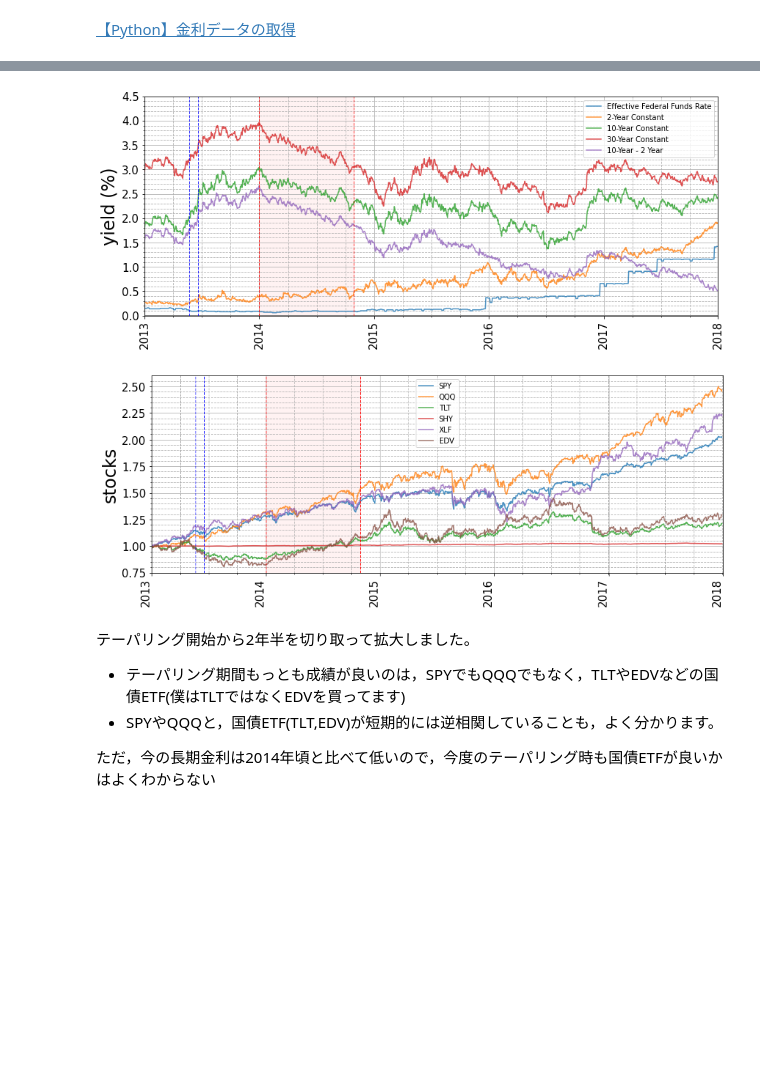
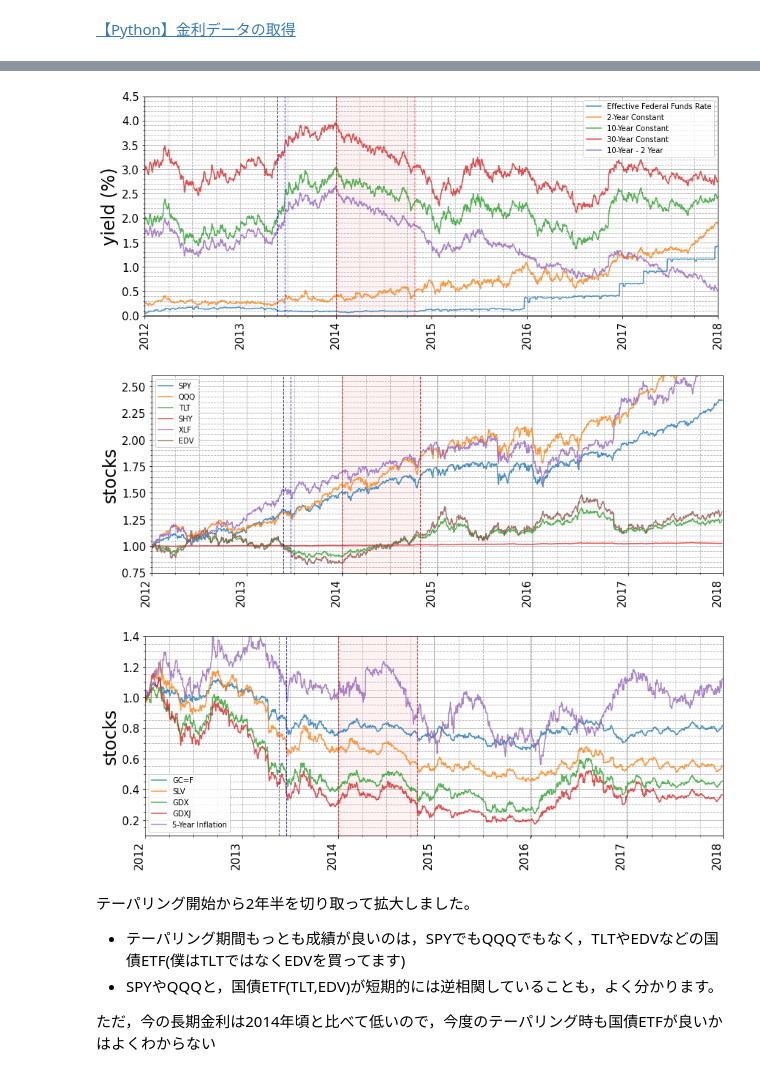
Before and after one commit to jnishii/stock-analysis, a Jupyter notebook: yahoo_fin/Yields.ipynb, the cells around one changed output, grey strips where cells are left out. Cells and saved outputs as stored; diff of their text form; code cells hidden in the pictures; blank space fills up the shorter version.

Commit message:
added some figures

```diff
--- a/yahoo_fin/Yields.ipynb
+++ b/yahoo_fin/Yields.ipynb
@@ -64,10 +46,13 @@ table_yields = {
     "DFII5": "5-Year Inflation-Indexed",
     "DFII10": "10-Year Inflation-Indexed",
     "DFII30": "30-Year Inflation-Indexed",
+    "T5YIE": "5-Year Inflation",
     "T10YIE": "10-Year Inflation",
     "T20YIEM": "20-Year Inflation",
     "T10Y2Y": "10-Year - 2 Year",
     "GOLD": "GOLD",
+    "SLV": "SLV",
+
     "SPY": "SPY",
     "QQQ": "QQQ",
 }
@@ -134,14 +123,10 @@ def plot(df, xlim=None, ylim=None, ylabel="", normalize=False):
 # %%
-# start = datetime.date.today() - datetime.timedelta(days=1000)
-start = datetime.date(2001, 1, 1)
-end = datetime.date.today()
-
-yields = ["FF", "DGS2", "DGS5", "DGS10", "DGS30", "DFII5", "DFII10", "DFII30", "T10Y2Y"]
+yields = ["FF", "DGS2", "DGS5", "DGS10", "DGS30", "DFII5", "DFII10", "DFII30", "T10Y2Y","T5YIE"]
 
 df_yields = web.DataReader(yields, "fred", start, end)
 df_yields = df_yields.fillna(method="ffill")
 # %%
-tickers = ["GC=F", "SPY", "QQQ", "TLT", "SHY","XLF","EDV"]
+tickers = ["GC=F", "SPY", "QQQ", "TLT", "SHY","XLF","EDV", "SLV", "GDX", "GDXJ"]
 df_stocks = get_stock_data(
     start,
     end,
@@ -173,14 +158,20 @@ Yosshiさんの真似をして2013年から2018金利の推移のグラフを作
 - 短期国債ETF(SHY)は，ほぼ一直線。よく見るとじわりと上がっています。
 # %%
 ytargets=["FF", "DGS2", "DGS10","DGS30","T10Y2Y"]
-plot(df[ytargets],xlim=["2013-01-01", "2018-01-01"],ylim=[0,4.5], ylabel="yield (%)")
+plot(df[ytargets],xlim=["2012-01-01", "2018-01-01"],ylim=[0,4.5], ylabel="yield (%)")
 
 stargets= ["SPY", "QQQ", "TLT", "SHY","XLF","EDV"]
 #stargets=tickers
-plot(df[stargets],xlim=["2013-01-01", "2018-01-01"],ylim=[0.75,2.6], ylabel="stocks", normalize=True)
+plot(df[stargets],xlim=["2012-01-01", "2018-01-01"],ylim=[0.75,2.6], ylabel="stocks", normalize=True)
+
+
+ctargets= ["GC=F", "SLV", "GDX", "GDXJ", "T5YIE"]
+#stargets=tickers
+plot(df[ctargets],xlim=["2012-01-01", "2018-01-01"],ylim=[0.1,1.4], ylabel="stocks", normalize=True)
 # %% [output]
-[figure, old version]
+[figure, new version]
-[figure, old version]
+[figure, new version]
+[figure, added]
 # %% [markdown]
 テーパリング開始から2年半を切り取って拡大しました。
 
```
Also changed, not shown: parts of 7 cells of this notebook.
